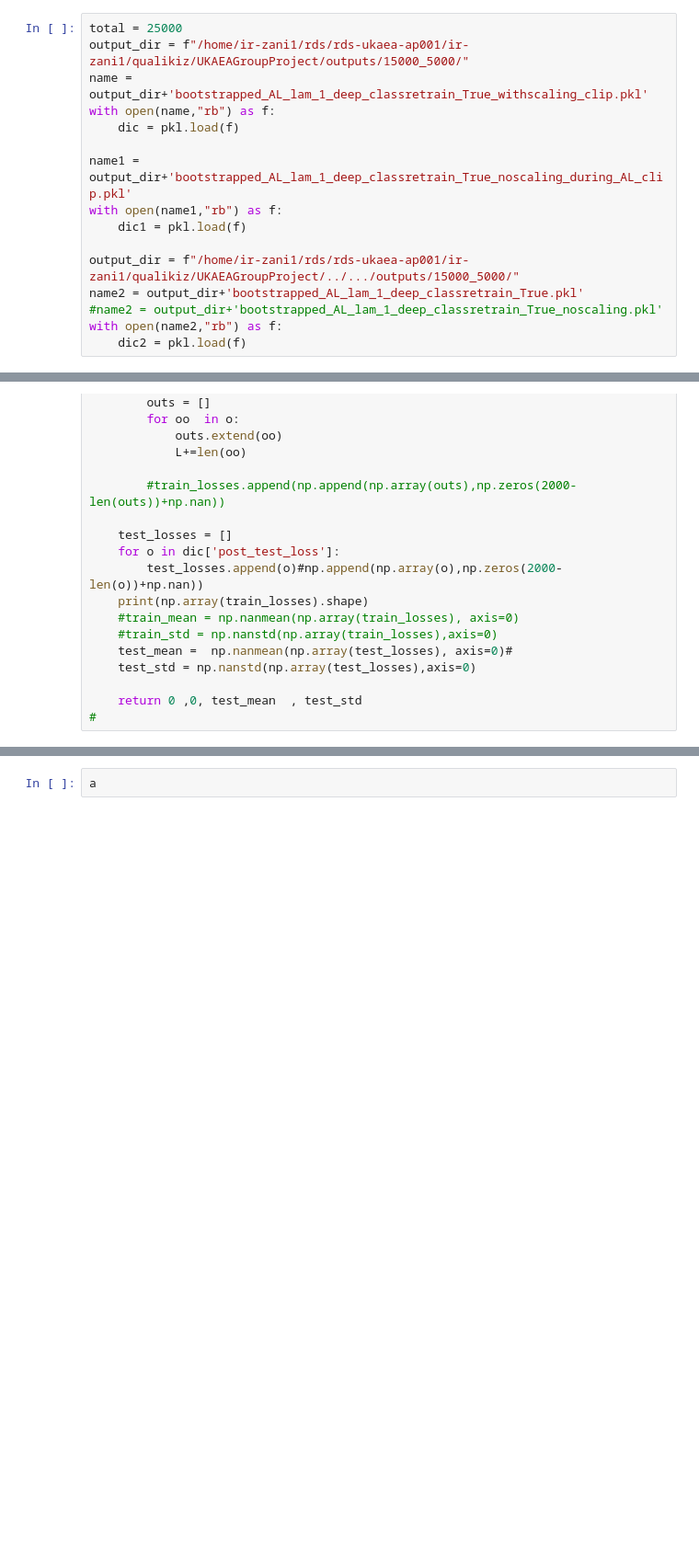
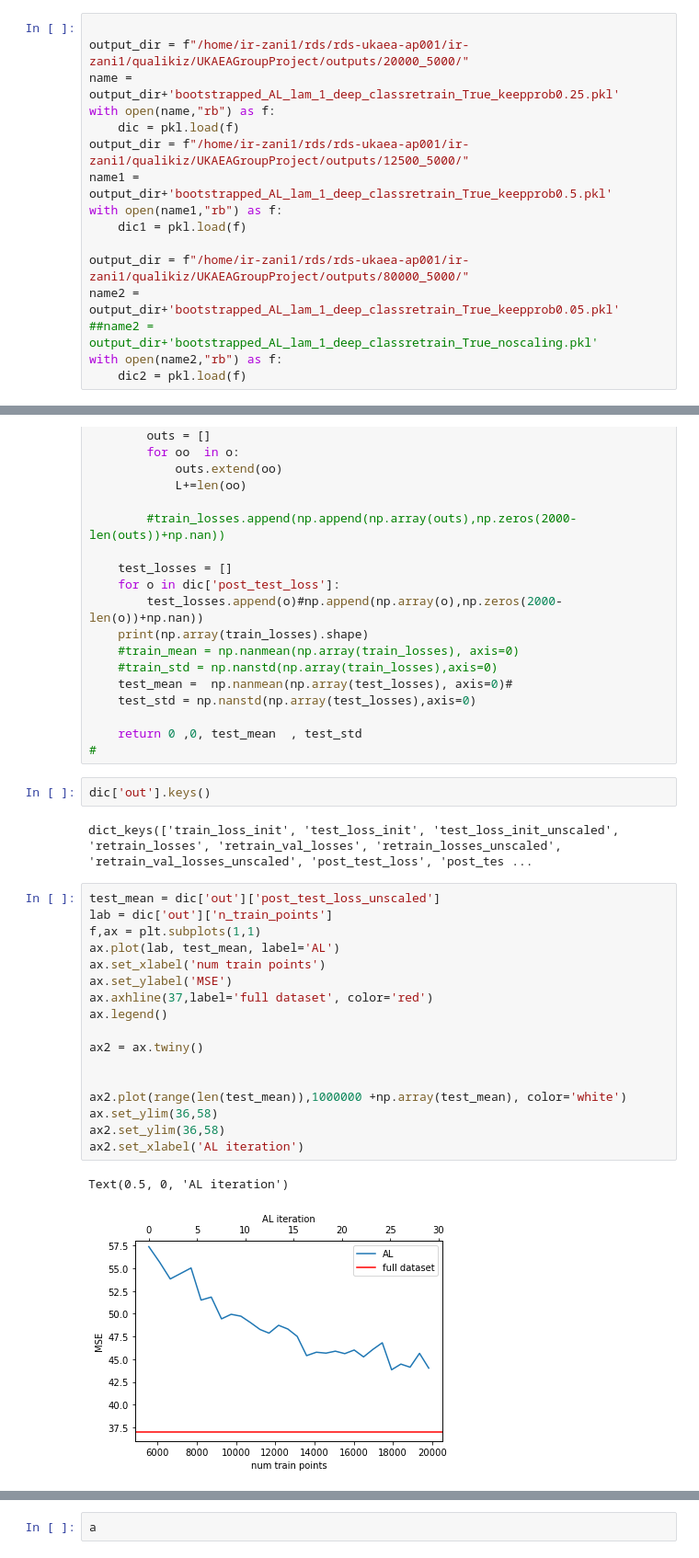
Before and after one commit to zcapjdb/UKAEAGroupProject, a Jupyter notebook: src/notebooks/pipeline_notebooks/outputs.ipynb, the cells around one changed output, grey strips where cells are left out. Shown at 92% size. Saved outputs shown, nothing was run; the diff lists cells and outputs as text; blank space fills up the shorter version.

```diff
--- a/src/notebooks/pipeline_notebooks/outputs.ipynb
+++ b/src/notebooks/pipeline_notebooks/outputs.ipynb
@@ -3,19 +3,19 @@ import pickle as pkl
 import matplotlib.pylab as plt
 import numpy as np
 # %%
-total = 25000
-output_dir = f"/home/ir-zani1/rds/rds-ukaea-ap001/ir-zani1/qualikiz/UKAEAGroupProject/outputs/15000_5000/"
-name = output_dir+'bootstrapped_AL_lam_1_deep_classretrain_True_withscaling_clip.pkl'
+
+output_dir = f"/home/ir-zani1/rds/rds-ukaea-ap001/ir-zani1/qualikiz/UKAEAGroupProject/outputs/20000_5000/"
+name = output_dir+'bootstrapped_AL_lam_1_deep_classretrain_True_keepprob0.25.pkl'
 with open(name,"rb") as f:
     dic = pkl.load(f)
-
-name1 = output_dir+'bootstrapped_AL_lam_1_deep_classretrain_True_noscaling_during_AL_clip.pkl'
+output_dir = f"/home/ir-zani1/rds/rds-ukaea-ap001/ir-zani1/qualikiz/UKAEAGroupProject/outputs/12500_5000/"
+name1 = output_dir+'bootstrapped_AL_lam_1_deep_classretrain_True_keepprob0.5.pkl'
 with open(name1,"rb") as f:
     dic1 = pkl.load(f)
 
-output_dir = f"/home/ir-zani1/rds/rds-ukaea-ap001/ir-zani1/qualikiz/UKAEAGroupProject/../.../outputs/15000_5000/"
-name2 = output_dir+'bootstrapped_AL_lam_1_deep_classretrain_True.pkl'
-#name2 = output_dir+'bootstrapped_AL_lam_1_deep_classretrain_True_noscaling.pkl'
+output_dir = f"/home/ir-zani1/rds/rds-ukaea-ap001/ir-zani1/qualikiz/UKAEAGroupProject/outputs/80000_5000/"
+name2 = output_dir+'bootstrapped_AL_lam_1_deep_classretrain_True_keepprob0.05.pkl'
+##name2 = output_dir+'bootstrapped_AL_lam_1_deep_classretrain_True_noscaling.pkl'
 with open(name2,"rb") as f:
     dic2 = pkl.load(f)
 # %%
@@ -57,4 +57,28 @@ def get_losses(dic):
 
     return 0 ,0, test_mean  , test_std
 #
+# %%
+dic['out'].keys()
+# %% [output]
+dict_keys(['train_loss_init', 'test_loss_init', 'test_loss_init_unscaled', 'retrain_losses', 'retrain_val_losses', 'retrain_losses_unscaled', 'retrain_val_losses_unscaled', 'post_test_loss', 'post_tes ...
+# %%
+test_mean = dic['out']['post_test_loss_unscaled']
+lab = dic['out']['n_train_points']
+f,ax = plt.subplots(1,1)
+ax.plot(lab, test_mean, label='AL')
+ax.set_xlabel('num train points')
+ax.set_ylabel('MSE')
+ax.axhline(37,label='full dataset', color='red')
+ax.legend()
+
+ax2 = ax.twiny()
+
+
+ax2.plot(range(len(test_mean)),1000000 +np.array(test_mean), color='white')
+ax.set_ylim(36,58)
+ax2.set_ylim(36,58)
+ax2.set_xlabel('AL iteration')
+# %% [output]
+Text(0.5, 0, 'AL iteration')
+[figure, added]
 # %%
```
Also changed, not shown: parts of 1 cell of this notebook, 4 other files.
